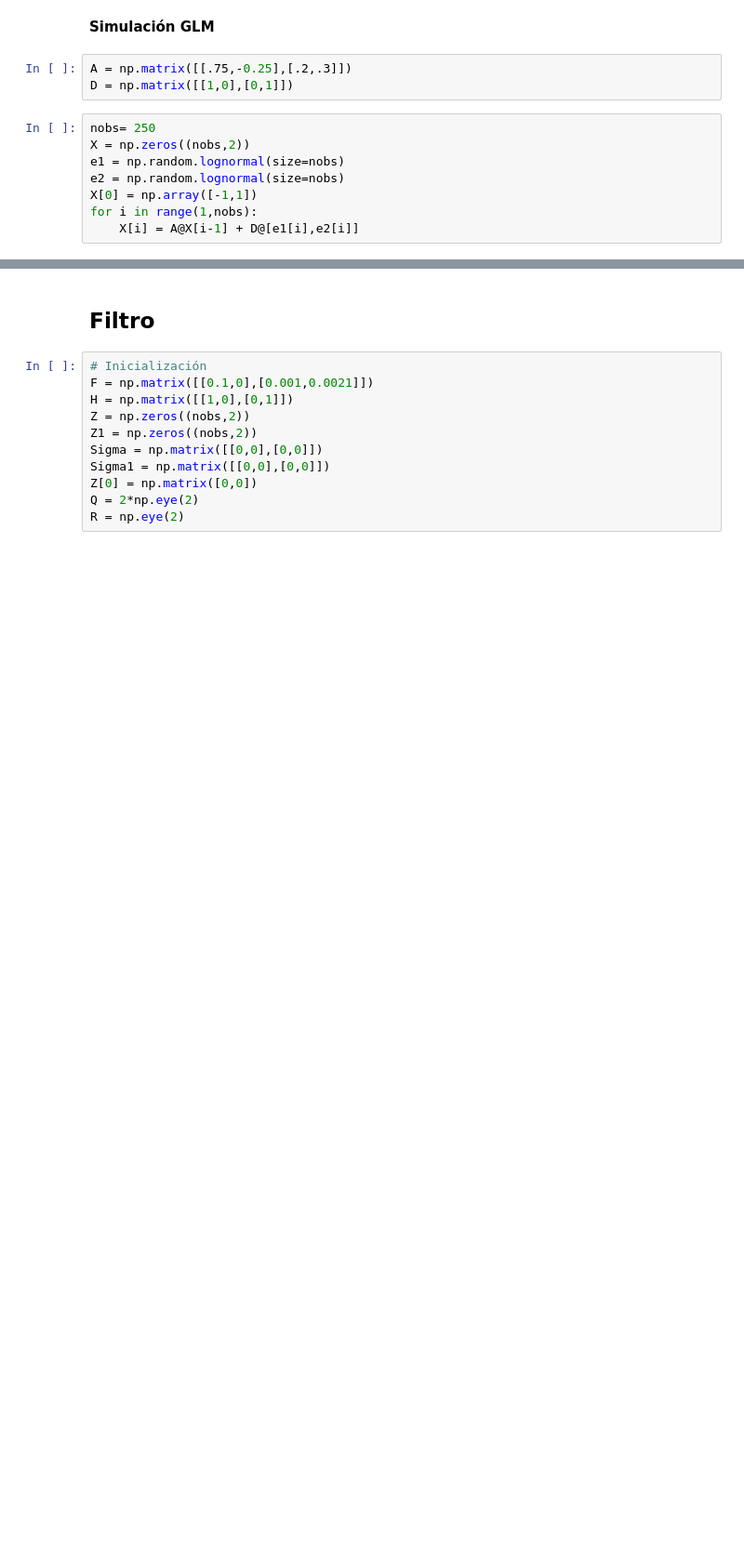
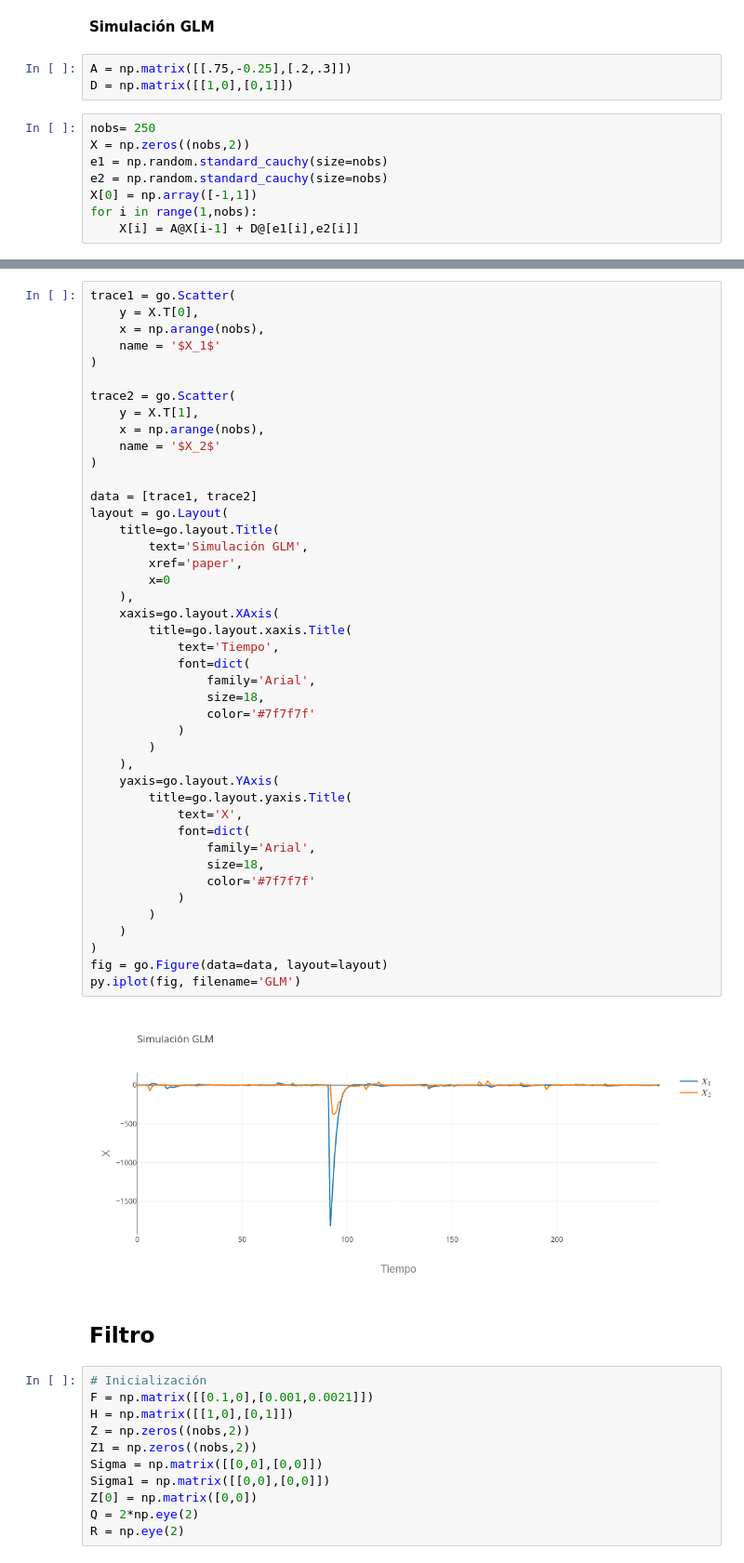
Before and after one commit to CamiVasz/Modelaci-n-experimental, a Jupyter notebook: Entrega 3/KF.ipynb, the cells around one changed output, grey strips where cells are left out. Shown at 93% size. Cells and saved outputs as stored; diff of their text form; blank space fills up the shorter version.

```diff
--- a/Entrega 3/KF.ipynb
+++ b/Entrega 3/KF.ipynb
@@ -22,8 +20,8 @@ D = np.matrix([[1,0],[0,1]])
 # %%
 nobs= 250
 X = np.zeros((nobs,2))
-e1 = np.random.lognormal(size=nobs)
-e2 = np.random.lognormal(size=nobs)
+e1 = np.random.standard_cauchy(size=nobs)
+e2 = np.random.standard_cauchy(size=nobs)
 X[0] = np.array([-1,1])
 for i in range(1,nobs):
     X[i] = A@X[i-1] + D@[e1[i],e2[i]]
@@ -35,3 +28,48 @@ plt.show()
+# %%
+trace1 = go.Scatter(
+    y = X.T[0],
+    x = np.arange(nobs),
+    name = '$X_1$'
+)
+
+trace2 = go.Scatter(
+    y = X.T[1],
+    x = np.arange(nobs),
+    name = '$X_2$'
+)
+
+data = [trace1, trace2]
+layout = go.Layout(
+    title=go.layout.Title(
+        text='Simulación GLM',
+        xref='paper',
+        x=0
+    ),
+    xaxis=go.layout.XAxis(
+        title=go.layout.xaxis.Title(
+            text='Tiempo',
+            font=dict(
+                family='Arial',
+                size=18,
+                color='#7f7f7f'
+            )
+        )
+    ),
+    yaxis=go.layout.YAxis(
+        title=go.layout.yaxis.Title(
+            text='X',
+            font=dict(
+                family='Arial',
+                size=18,
+                color='#7f7f7f'
+            )
+        )
+    )
+)
+fig = go.Figure(data=data, layout=layout)
+py.iplot(fig, filename='GLM')
+# %% [output]
+[figure, added]
 # %% [markdown]
 ## Filtro
 # %%
```
Also changed, not shown: parts of 9 cells of this notebook.
